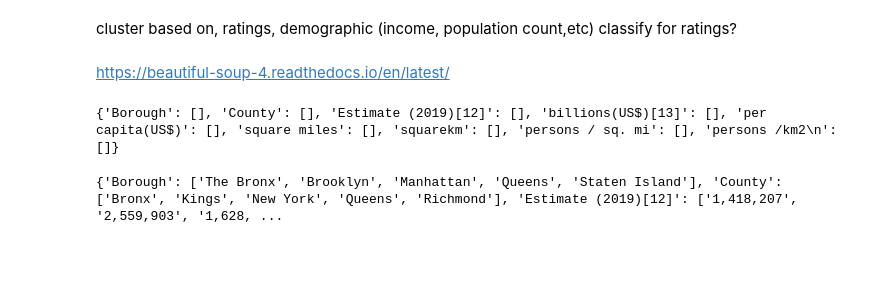
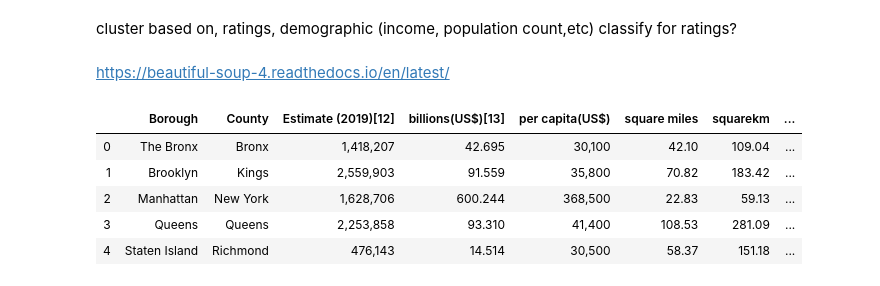
Before and after one commit to tlwang179/battle-of-the-neighbors, a Jupyter notebook: NYC_demographic_venue_ratings.ipynb, the cells around one changed output. Drawn from its saved outputs; the diff is of its cells as text; code cells hidden in the pictures; blank space fills up the shorter version.

```diff
--- a/NYC_demographic_venue_ratings.ipynb
+++ b/NYC_demographic_venue_ratings.ipynb
@@ -19,25 +21,55 @@ tables=soup.find_all('table');
 # %%
 def textOnly(string):
     return string.rstrip().lstrip();
-# %%
-populationDict={}
-
-firstTable=tables[0]
-columnNames=firstTable.findAll('th')
-for i in range(6,15):
-    populationDict[columnNames[i].text]=[]
-
-print(populationDict)
-# %% [output]
-{'Borough': [], 'County': [], 'Estimate (2019)[12]': [], 'billions(US$)[13]': [], 'per capita(US$)': [], 'square miles': [], 'squarekm': [], 'persons / sq. mi': [], 'persons /km2\n': []}
-# %%
-rows=firstTable.findAll('tr')
-
-for i in range(3,8):
-    row=rows[i].findAll('td')
-    for value,s in zip(row,list(populationDict.keys())):
-        populationDict[s].append(textOnly(value.text));
-print(populationDict)
-# %% [output]
-{'Borough': ['The Bronx', 'Brooklyn', 'Manhattan', 'Queens', 'Staten Island'], 'County': ['Bronx', 'Kings', 'New York', 'Queens', 'Richmond'], 'Estimate (2019)[12]': ['1,418,207', '2,559,903', '1,628, ...
+# %%
+def intoDf(table,rowCount,columnStart=0,neighborhood=False):
+
+    dictionary={}
+
+    #add column names as keys to dictionary.
+    #Columns start at index columnStart to remove leading columns like pivot labels and table titles
+    columnNames=table.findAll('th');
+    for i in range(columnStart,len(columnNames)):
+        dictionary[textOnly(columnNames[i].text)]=[];
+
+    #store every row entry
+    rows=table.findAll('tr');
+
+    #delete empty rows ( no 'td' tag in a row)
+    delete=[]
+    for row in rows:
+        rowElements=row.findAll('td')
+        if(len(rowElements)==0):
+            delete.append(row)
+    for row in delete:
+        rows.remove(row);
+
+
+    #store data into dictionary
+    prevLoc=-1;
+    for i in range(0,rowCount):
+        rowElements=rows[i].findAll('td')
+
+        ###This is only for the neighborhood table###
+        if(neighborhood and len(rowElements)==3):
+            prevLoc=rowElements[0]
+        elif(neighborhood):
+            rowElements=[prevLoc]+rowElements
+        #############################################
+
+        for value, col in zip(rowElements, list(dictionary.keys())):
+            dictionary[col].append(textOnly(value.text))
+
+    #return pandas dataframe
+    return pd.DataFrame(dictionary,columns=list(dictionary.keys()));
+# %%
+populationDf=intoDf(tables[0],5,6)
+populationDf
+# %% [output]
+|  | Borough | County | Estimate (2019)[12] | billions(US$)[13] | per capita(US$) | square miles | squarekm | ... |
+| 0 | The Bronx | Bronx | 1,418,207 | 42.695 | 30,100 | 42.10 | 109.04 | ... |
+| 1 | Brooklyn | Kings | 2,559,903 | 91.559 | 35,800 | 70.82 | 183.42 | ... |
+| 2 | Manhattan | New York | 1,628,706 | 600.244 | 368,500 | 22.83 | 59.13 | ... |
+| 3 | Queens | Queens | 2,253,858 | 93.310 | 41,400 | 108.53 | 281.09 | ... |
+| 4 | Staten Island | Richmond | 476,143 | 14.514 | 30,500 | 58.37 | 151.18 | ... |
 # %%
```
Also changed, not shown: parts of 23 cells of this notebook.
